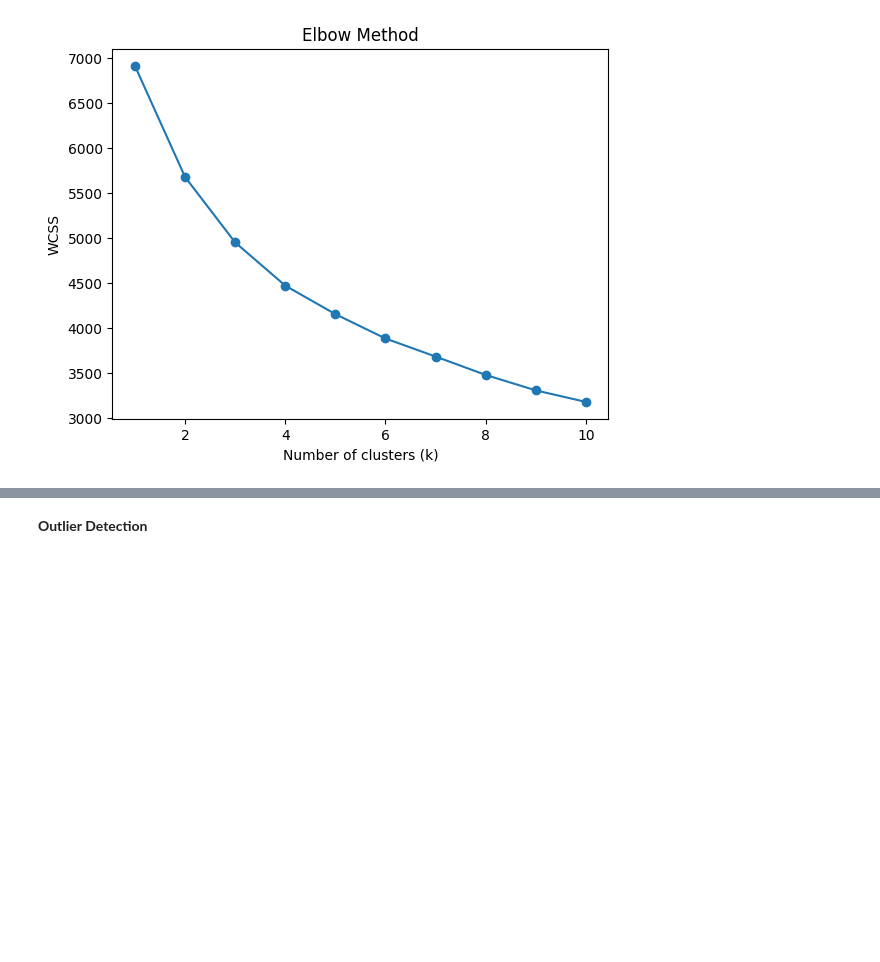
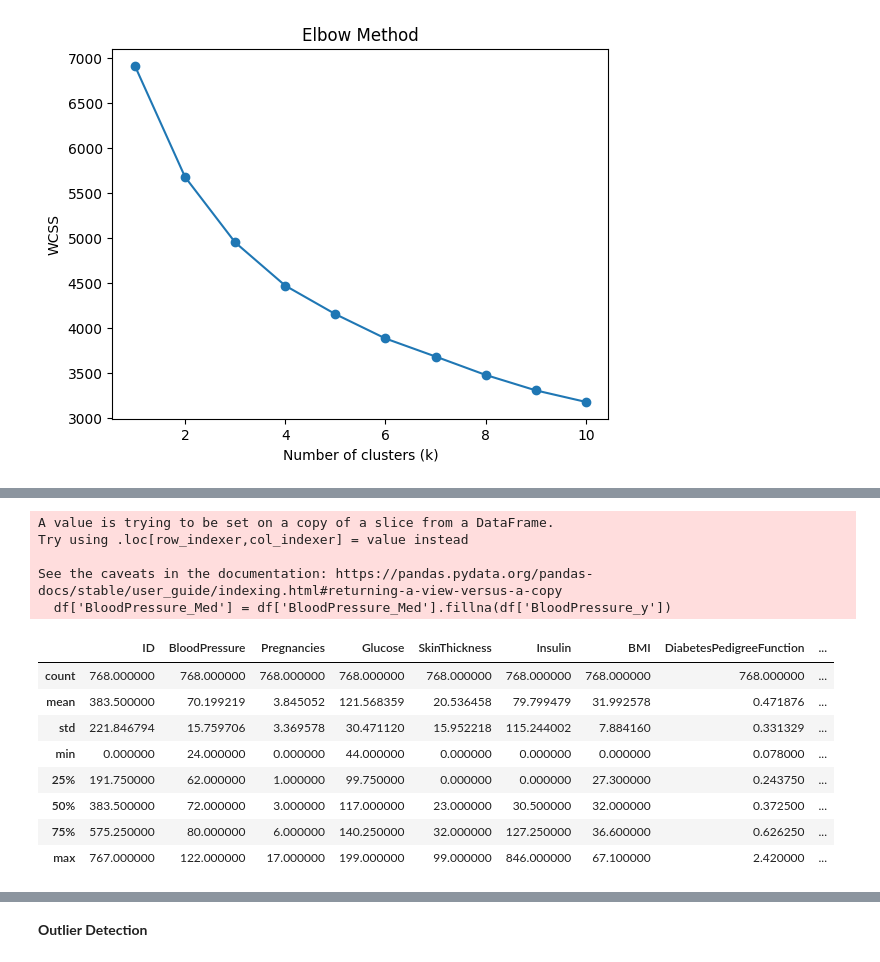
Before and after one commit to rhiats/pimaSpec, a Jupyter notebook: pima.ipynb, the cells around one changed output, grey strips where cells are left out. Drawn from its saved outputs; the diff is of its cells as text; code cells hidden in the pictures; blank space fills up the shorter version.

Commit message:
Replace missing bp and glucose values with median cluster values

```diff
--- a/pima.ipynb
+++ b/pima.ipynb
@@ -357,0 +356,55 @@ plt.show()
+# %%
+#Patient Identifaction
+#Compute median values of Glucose and BP
+#Impute values
+
+df_glucose_under_0_id_lst=df[(df['Glucose'] == 0)][['ID','Glucose']]['ID'].tolist()
+blood_pressure0_lst=df[(df['BloodPressure'] == 0)][['ID','BloodPressure']]['ID'].tolist()
+
+df["cluster_id"]=labels
+
+df_no_glucose_missing_df=df[~df['ID'].isin(df_glucose_under_0_id_lst)][["cluster_id","Glucose"]]
+df_no_bp_missing_df=df[~df['ID'].isin(blood_pressure0_lst)][["cluster_id","BloodPressure"]]
+
+glucose_median_df=df_no_glucose_missing_df.groupby("cluster_id").median("Glucose").reset_index()
+glucose_median_df = glucose_median_df.rename(columns={'Glucose': 'Glucose_Med'})
+
+bp_median_df=df_no_bp_missing_df.groupby("cluster_id").median("BloodPressure").reset_index()
+bp_median_df = bp_median_df.rename(columns={'BloodPressure': 'BloodPressure_Med'})
+
+#Glucose replace with median
+df_missing_glucose=df[df['ID'].isin(df_glucose_under_0_id_lst)][["ID","cluster_id","Glucose"]]
+df_missing_glucose_med=pd.merge(df_missing_glucose,glucose_median_df,how='inner',on='cluster_id')
+df=pd.merge(df_missing_glucose_med,df,how='right',on='ID')
+df=df[['ID','Glucose_Med','Pregnancies','Glucose_y','BloodPressure','SkinThickness','Insulin','BMI','DiabetesPedigreeFunction','Age','Outcome','cluster_id_y']]
+df['Glucose_Med'] = df['Glucose_Med'].fillna(df['Glucose_y'])
+
+df=df.rename(columns={"Glucose_Med":"Glucose","cluster_id_y":"cluster_id"})
+df.drop(inplace=True,labels=['Glucose_y'],axis=1)
+
+#Blood Pressure replace with median
+df_missing_bp=df[df['ID'].isin(blood_pressure0_lst)][["ID","cluster_id","BloodPressure"]]
+df_missing_bp_med=pd.merge(df_missing_bp,bp_median_df,how='inner',on='cluster_id')
+df=pd.merge(df_missing_bp_med,df,how='right',on='ID')
+df=df[['ID','BloodPressure_Med','Pregnancies','BloodPressure_y','Glucose','SkinThickness','Insulin','BMI','DiabetesPedigreeFunction','Age','Outcome']]
+df['BloodPressure_Med'] = df['BloodPressure_Med'].fillna(df['BloodPressure_y'])
+
+df=df.rename(columns={"BloodPressure_Med":"BloodPressure","cluster_id_y":"cluster_id"})
+df.drop(inplace=True,labels=['BloodPressure_y'],axis=1)
+
+df.describe()
+# %% [output]
+A value is trying to be set on a copy of a slice from a DataFrame.
+Try using .loc[row_indexer,col_indexer] = value instead
+
+See the caveats in the documentation: https://pandas.pydata.org/pandas-docs/stable/user_guide/indexing.html#returning-a-view-versus-a-copy
+  df['BloodPressure_Med'] = df['BloodPressure_Med'].fillna(df['BloodPressure_y'])
+|  | ID | BloodPressure | Pregnancies | Glucose | SkinThickness | Insulin | BMI | DiabetesPedigreeFunction | ... |
+| count | 768.000000 | 768.000000 | 768.000000 | 768.000000 | 768.000000 | 768.000000 | 768.000000 | 768.000000 | ... |
+| mean | 383.500000 | 70.199219 | 3.845052 | 121.568359 | 20.536458 | 79.799479 | 31.992578 | 0.471876 | ... |
+| std | 221.846794 | 15.759706 | 3.369578 | 30.471120 | 15.952218 | 115.244002 | 7.884160 | 0.331329 | ... |
+| min | 0.000000 | 24.000000 | 0.000000 | 44.000000 | 0.000000 | 0.000000 | 0.000000 | 0.078000 | ... |
+| 25% | 191.750000 | 62.000000 | 1.000000 | 99.750000 | 0.000000 | 0.000000 | 27.300000 | 0.243750 | ... |
+| 50% | 383.500000 | 72.000000 | 3.000000 | 117.000000 | 23.000000 | 30.500000 | 32.000000 | 0.372500 | ... |
+| 75% | 575.250000 | 80.000000 | 6.000000 | 140.250000 | 32.000000 | 127.250000 | 36.600000 | 0.626250 | ... |
+| max | 767.000000 | 122.000000 | 17.000000 | 199.000000 | 99.000000 | 846.000000 | 67.100000 | 2.420000 | ... |
```
Also changed, not shown: parts of 11 cells of this notebook.
